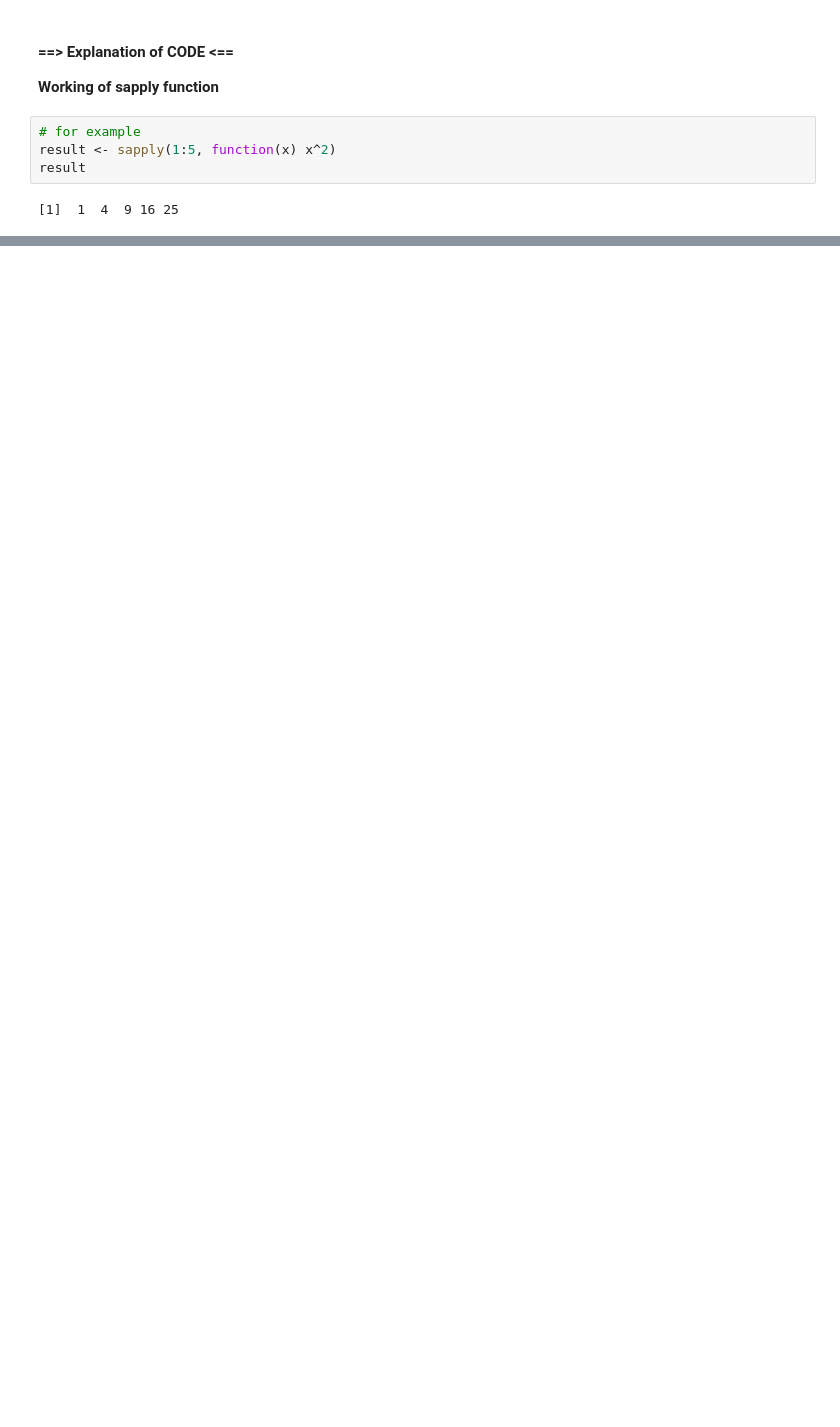
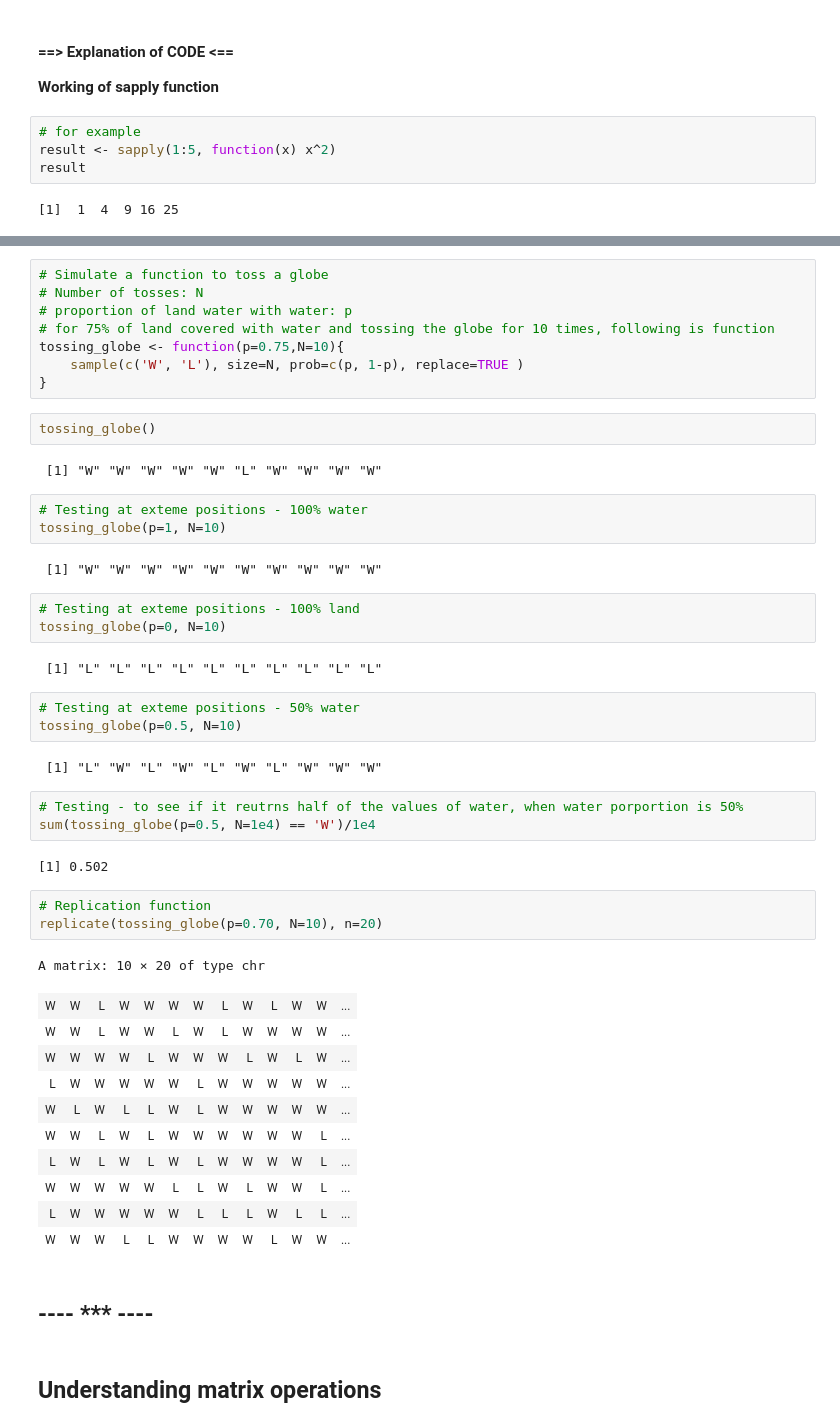
Before and after one commit to rashid-bioinfo/statistical-rethinking-2023, a Jupyter notebook: 2. Lecture 2 - The-garden-of-forking-data.ipynb, the cells around one changed output, grey strips where cells are left out. Saved outputs shown, nothing was run; the diff lists cells and outputs as text; blank space fills up the shorter version.

```diff
--- a/2. Lecture 2 - The-garden-of-forking-data.ipynb
+++ b/2. Lecture 2 - The-garden-of-forking-data.ipynb
@@ -147,0 +159,51 @@ result
+# %%
+# Simulate a function to toss a globe
+# Number of tosses: N
+# proportion of land water with water: p
+# for 75% of land covered with water and tossing the globe for 10 times, following is function
+tossing_globe <- function(p=0.75,N=10){
+    sample(c('W', 'L'), size=N, prob=c(p, 1-p), replace=TRUE )
+}
+# %%
+tossing_globe()
+# %% [output]
+ [1] "W" "W" "W" "W" "W" "L" "W" "W" "W" "W"
+# %%
+# Testing at exteme positions - 100% water
+tossing_globe(p=1, N=10)
+# %% [output]
+ [1] "W" "W" "W" "W" "W" "W" "W" "W" "W" "W"
+# %%
+# Testing at exteme positions - 100% land
+tossing_globe(p=0, N=10)
+# %% [output]
+ [1] "L" "L" "L" "L" "L" "L" "L" "L" "L" "L"
+# %%
+# Testing at exteme positions - 50% water
+tossing_globe(p=0.5, N=10)
+# %% [output]
+ [1] "L" "W" "L" "W" "L" "W" "L" "W" "W" "W"
+# %%
+# Testing - to see if it reutrns half of the values of water, when water porportion is 50%
+sum(tossing_globe(p=0.5, N=1e4) == 'W')/1e4
+# %% [output]
+[1] 0.502
+# %%
+# Replication function
+replicate(tossing_globe(p=0.70, N=10), n=20)
+# %% [output]
+A matrix: 10 × 20 of type chr
+| W | W | L | W | W | W | W | L | W | L | W | W | ... |
+| W | W | L | W | W | L | W | L | W | W | W | W | ... |
+| W | W | W | W | L | W | W | W | L | W | L | W | ... |
+| L | W | W | W | W | W | L | W | W | W | W | W | ... |
+| W | L | W | L | L | W | L | W | W | W | W | W | ... |
+| W | W | L | W | L | W | W | W | W | W | W | L | ... |
+| L | W | L | W | L | W | L | W | W | W | W | L | ... |
+| W | W | W | W | W | L | L | W | L | W | W | L | ... |
+| L | W | W | W | W | W | L | L | L | W | L | L | ... |
+| W | W | W | L | L | W | W | W | W | L | W | W | ... |
+# %% [markdown]
+## ---- *** ---- ##
+# %% [markdown]
+## Understanding matrix operations
```
Also changed, not shown: parts of 10 cells of this notebook, 1 other file.
